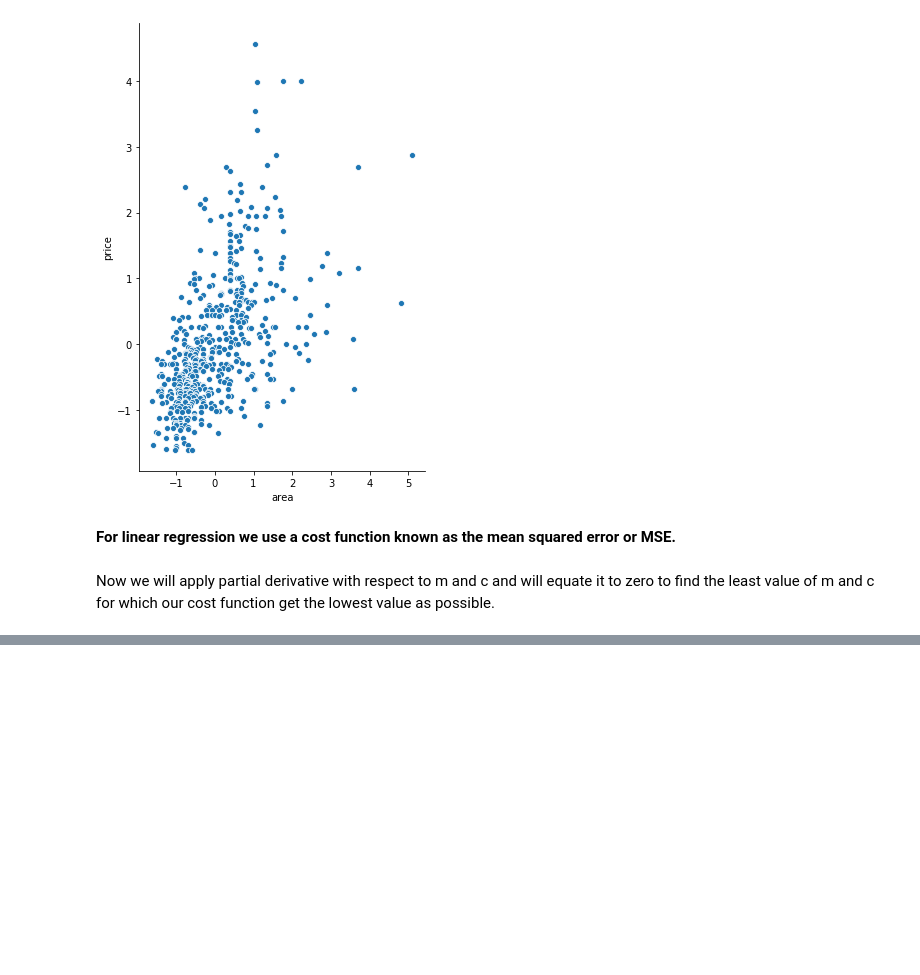
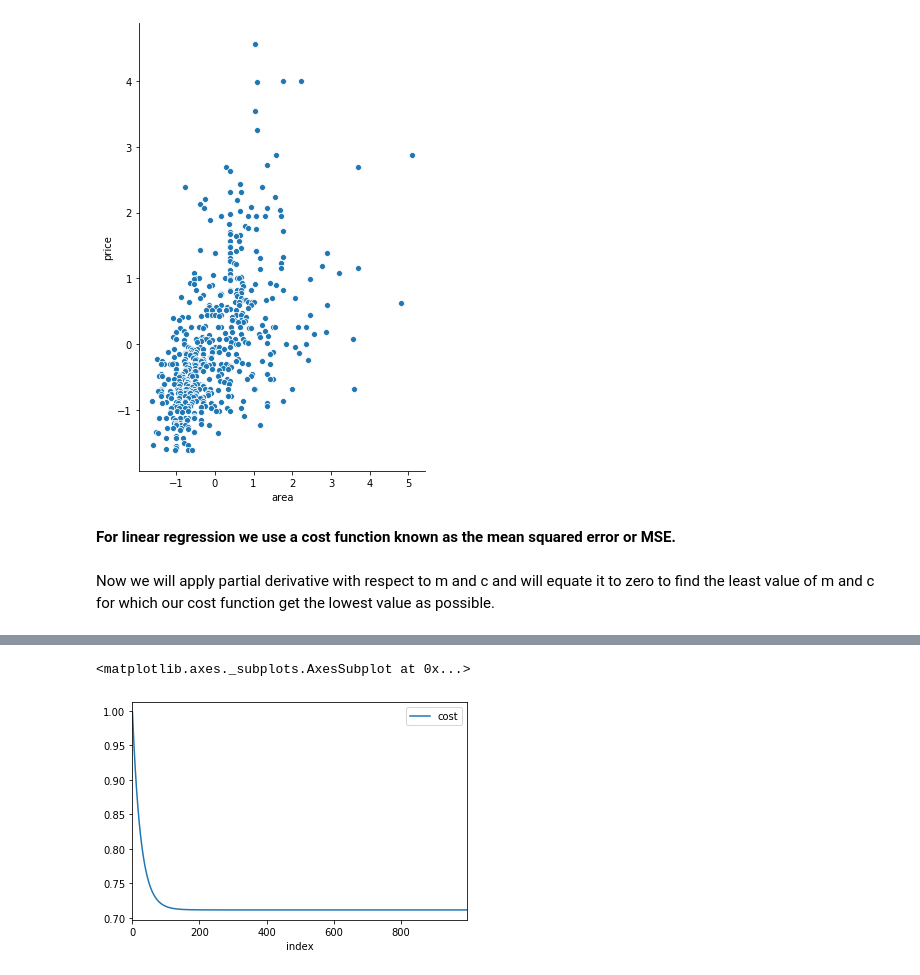
Before and after one commit to R-aryan/Machine_Learning_Crash_Course, a Jupyter notebook: Gradient Descent/Gradient Descent.ipynb, the cells around one changed output, grey strips where cells are left out. Saved outputs shown, nothing was run; the diff lists cells and outputs as text; code cells hidden in the pictures; blank space fills up the shorter version.

```diff
--- a/Gradient Descent/Gradient Descent.ipynb
+++ b/Gradient Descent/Gradient Descent.ipynb
@@ -92,0 +95,27 @@ Now we will apply partial derivative with respect to m and c and will equate it
+# %%
+import numpy as np
+X = np.array(X)
+y = np.array(y)
+# %%
+# Implement gradient descent function
+# Takes in X, y, current m and c (both initialised to 0), num_iterations, learning rate
+# returns gradient at current m and c for each pair of m and c
+
+def gradient(X, y, m_current=0, c_current=0, iters=1000, learning_rate=0.01):
+    N = float(len(y))
+    gd_df = pd.DataFrame( columns = ['m_current', 'c_current','cost'])
+    for i in range(iters):
+        y_current = (m_current * X) + c_current
+        cost = sum([data**2 for data in (y-y_current)]) / N
+        m_gradient = -(2/N) * sum(X * (y - y_current))
+        c_gradient = -(2/N) * sum(y - y_current)
+        m_current = m_current - (learning_rate * m_gradient)
+        c_current = c_current - (learning_rate * c_gradient)
+        gd_df.loc[i] = [m_current,c_current,cost]
+    return(gd_df)
+# %%
+# print gradients at multiple (m, c) pairs
+# notice that gradient decreased gradually towards 0
+# we have used 1000 iterations, can use more if needed
+gradients = gradient(X,y)
+gradients
@@ -92,0 +141,6 @@ Now we will apply partial derivative with respect to m and c and will equate it
+# %%
+# plotting cost against num_iterations
+gradients.reset_index().plot.line(x='index', y=['cost'])
+# %% [output]
+<matplotlib.axes._subplots.AxesSubplot at 0x...>
+[figure, added]
```
Also changed, not shown: parts of 2 cells of this notebook.
